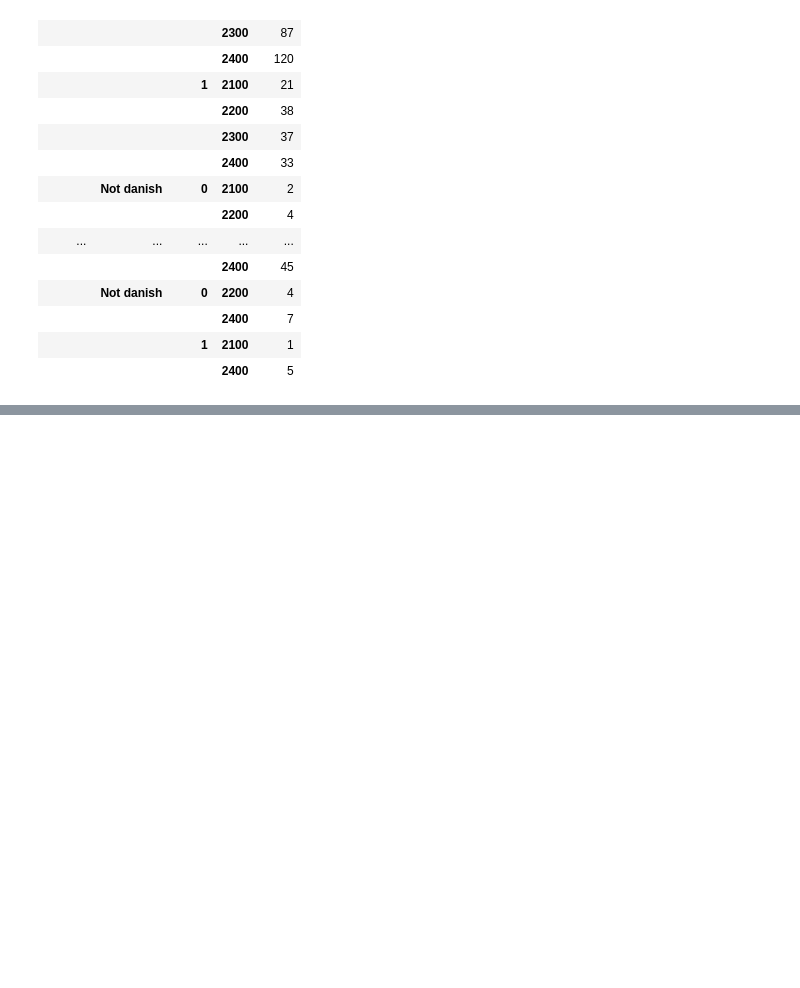
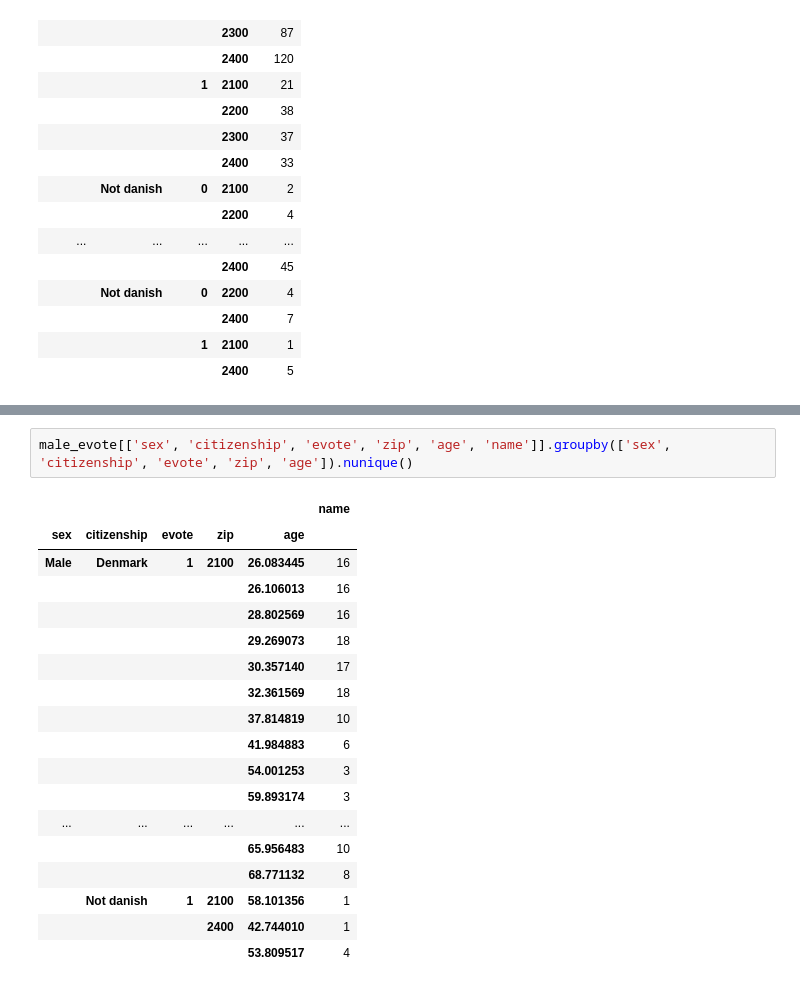
Before and after one commit to edibegovic/SecurityPrivacy, a Jupyter notebook: src/phase2_deanonimyzer.ipynb, the cells around one changed output, grey strips where cells are left out. Cells and saved outputs as stored; diff of their text form; blank space fills up the shorter version.

```diff
--- a/src/phase2_deanonimyzer.ipynb
+++ b/src/phase2_deanonimyzer.ipynb
@@ -122,0 +226,21 @@ merged_df[['sex', 'citizenship', 'evote', 'zip', 'name']].groupby(['sex', 'citiz
+# %%
+male_evote[['sex', 'citizenship', 'evote', 'zip', 'age', 'name']].groupby(['sex', 'citizenship', 'evote', 'zip', 'age']).nunique()
+# %% [output]
+|  |  |  |  |  | name |
+| sex | citizenship | evote | zip | age |  |
+| Male | Denmark | 1 | 2100 | 26.083445 | 16 |
+|  |  |  |  | 26.106013 | 16 |
+|  |  |  |  | 28.802569 | 16 |
+|  |  |  |  | 29.269073 | 18 |
+|  |  |  |  | 30.357140 | 17 |
+|  |  |  |  | 32.361569 | 18 |
+|  |  |  |  | 37.814819 | 10 |
+|  |  |  |  | 41.984883 | 6 |
+|  |  |  |  | 54.001253 | 3 |
+|  |  |  |  | 59.893174 | 3 |
+| ... | ... | ... | ... | ... | ... |
+|  |  |  |  | 65.956483 | 10 |
+|  |  |  |  | 68.771132 | 8 |
+|  | Not danish | 1 | 2100 | 58.101356 | 1 |
+|  |  |  | 2400 | 42.744010 | 1 |
+|  |  |  |  | 53.809517 | 4 |
```
Also changed, not shown: parts of 14 cells of this notebook, 3 other files.
